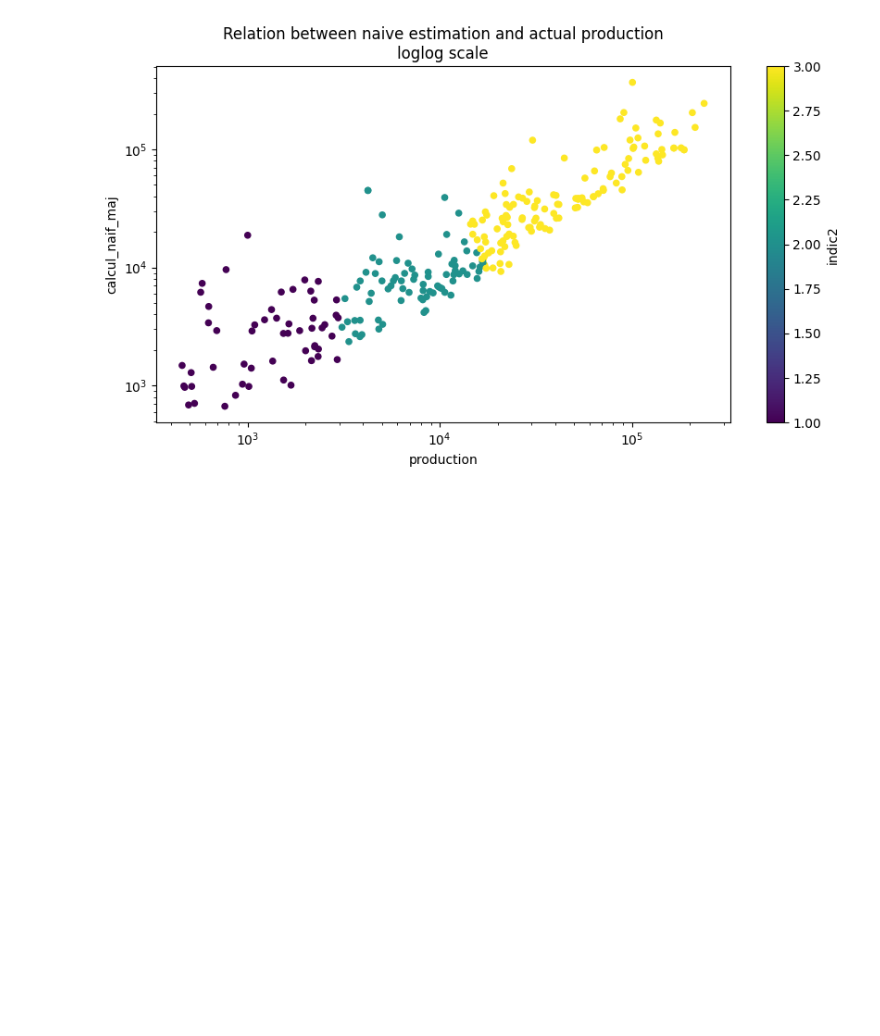
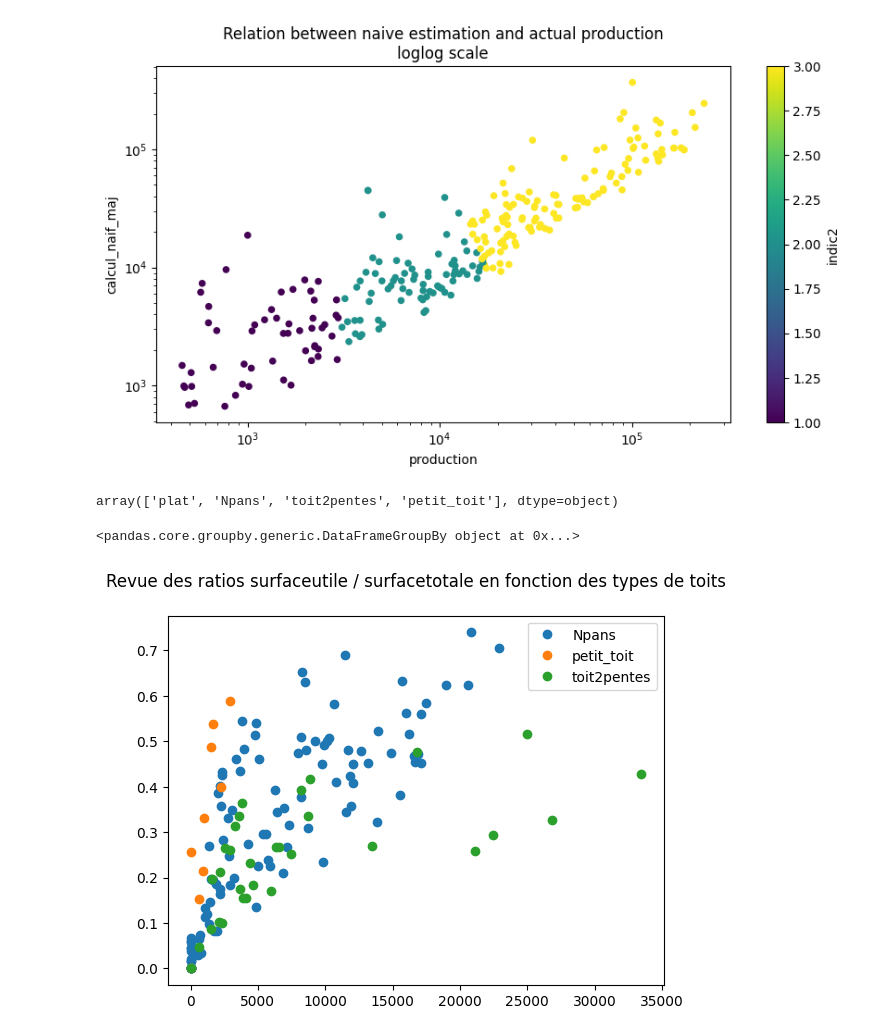
Before and after one commit to jbuiquan/13_potentiel_solaire, a Jupyter notebook: algorithme/notebooks/verif_haut_niveau.ipynb, the cells around one changed output. Saved outputs shown, nothing was run; the diff lists cells and outputs as text; code cells hidden in the pictures; blank space fills up the shorter version.

Commit message:
Ajout du facteur forme de toits

```diff
--- a/algorithme/notebooks/verif_haut_niveau.ipynb
+++ b/algorithme/notebooks/verif_haut_niveau.ipynb
@@ -84,6 +85,7 @@ test["ratio"] = test["production"] / test["calcul_naif"]
 ratio = test["ratio"].mean()
 batiments_calcules["calcul_naif"] = 1100*batiments_calcules["surface_calculee"]
 batiments_calcules["calcul_naif_maj"] = 1100*batiments_calcules["surface_calculee"]*ratio
+batiments_calcules["ratio_surface"] = batiments_calcules["surf_util"]/batiments_calcules["surface_calculee"]
 batiments_calcules
 # %% [output]
 A value is trying to be set on a copy of a slice from a DataFrame.
@@ -134,3 +131,32 @@ batiments_calcules[batiments_calcules.indic2 > 0].plot.scatter( \
 # %% [output]
 <Axes: title={'center': 'Relation between naive estimation and actual production\nloglog scale'}, xlabel='production', ylabel='calcul_naif_maj'>
 [figure]
+# %%
+batiments_calcules.forme.unique()
+# %% [output]
+array(['plat', 'Npans', 'toit2pentes', 'petit_toit'], dtype=object)
+# %%
+batiments_calcules.groupby('forme')
+# %% [output]
+<pandas.core.groupby.generic.DataFrameGroupBy object at 0x...>
+# %%
+import matplotlib.pyplot as plt
+import numpy as np
+import pandas as pd
+
+
+groups = batiments_calcules.groupby('forme')
+
+# Plot
+fig, ax = plt.subplots()
+ax.margins(0.05) # Optional, just adds 5% padding to the autoscaling
+for name, group in groups:
+    if name == "plat":
+        pass
+    else:
+        ax.plot(group.production, group.ratio_surface, marker='o', linestyle='', label=name)
+ax.legend()
+plt.title("Revue des ratios surfaceutile / surfacetotale en fonction des types de toits\n")
+plt.show()
+# %% [output]
+[figure, added]
```
Also changed, not shown: parts of 3 cells of this notebook.
